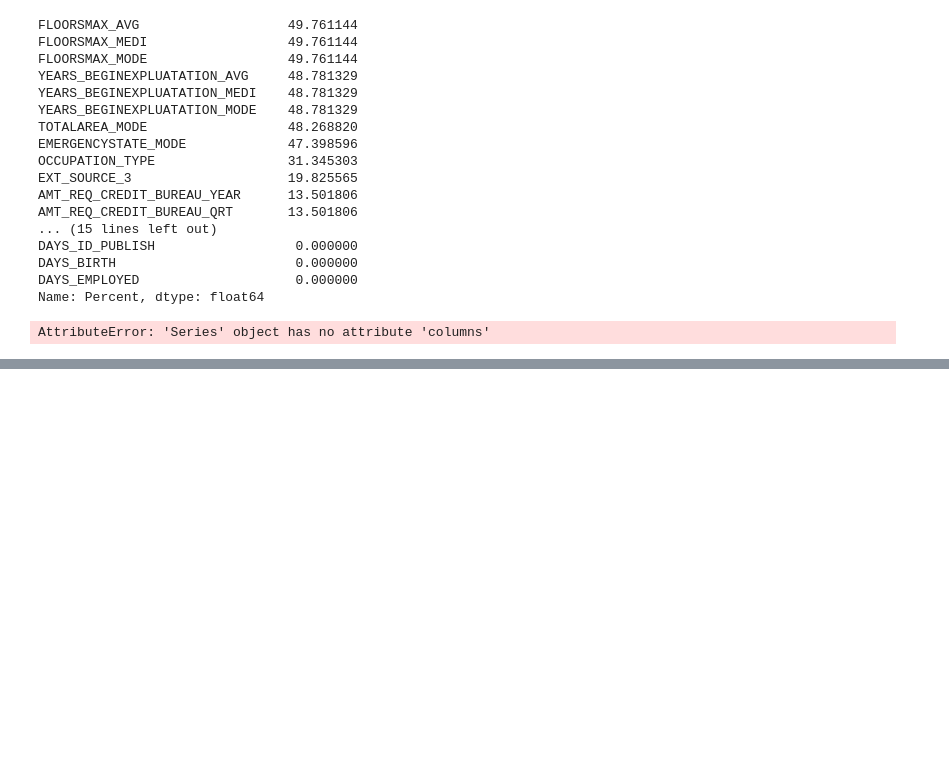
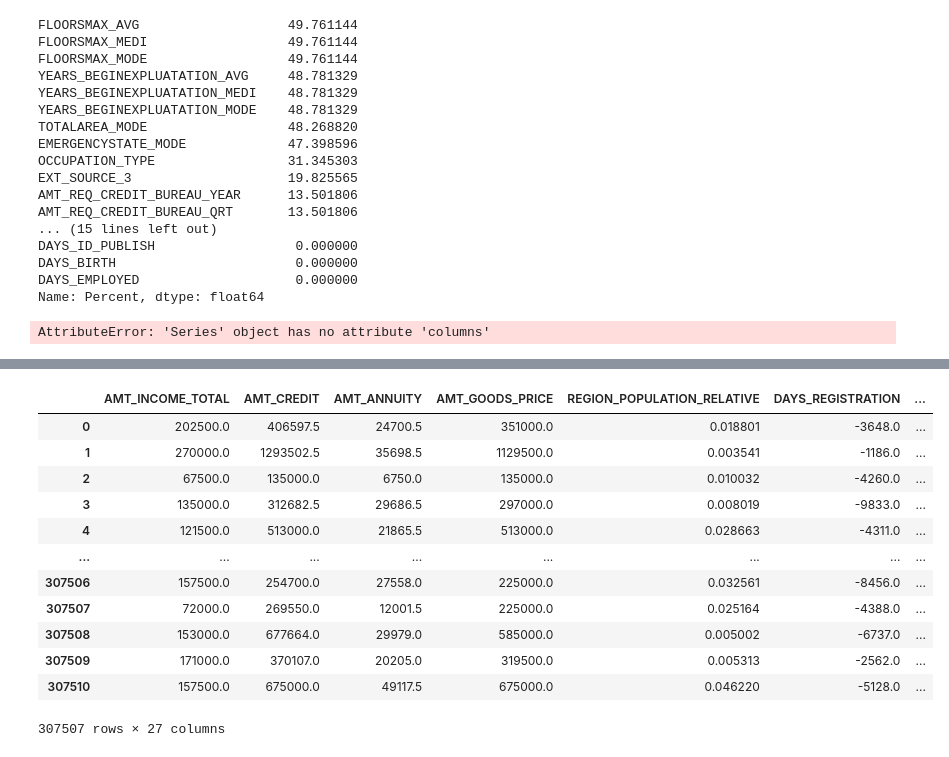
Before and after one commit to suhasmaddali/Predicting-Loan-Default-Using-Machine-Learning, a Jupyter notebook: Home Credit Python Project.ipynb, the cells around one changed output, grey strips where cells are left out. Saved outputs shown, nothing was run; the diff lists cells and outputs as text; code cells hidden in the pictures; blank space fills up the shorter version.

```diff
--- a/Home Credit Python Project.ipynb
+++ b/Home Credit Python Project.ipynb
@@ -465,0 +468,16 @@ AttributeError: 'Series' object has no attribute 'columns'
+# %%
+df_train.select_dtypes('float')
+# %% [output]
+|  | AMT_INCOME_TOTAL | AMT_CREDIT | AMT_ANNUITY | AMT_GOODS_PRICE | REGION_POPULATION_RELATIVE | DAYS_REGISTRATION | ... |
+| 0 | 202500.0 | 406597.5 | 24700.5 | 351000.0 | 0.018801 | -3648.0 | ... |
+| 1 | 270000.0 | 1293502.5 | 35698.5 | 1129500.0 | 0.003541 | -1186.0 | ... |
+| 2 | 67500.0 | 135000.0 | 6750.0 | 135000.0 | 0.010032 | -4260.0 | ... |
+| 3 | 135000.0 | 312682.5 | 29686.5 | 297000.0 | 0.008019 | -9833.0 | ... |
+| 4 | 121500.0 | 513000.0 | 21865.5 | 513000.0 | 0.028663 | -4311.0 | ... |
+| ... | ... | ... | ... | ... | ... | ... | ... |
+| 307506 | 157500.0 | 254700.0 | 27558.0 | 225000.0 | 0.032561 | -8456.0 | ... |
+| 307507 | 72000.0 | 269550.0 | 12001.5 | 225000.0 | 0.025164 | -4388.0 | ... |
+| 307508 | 153000.0 | 677664.0 | 29979.0 | 585000.0 | 0.005002 | -6737.0 | ... |
+| 307509 | 171000.0 | 370107.0 | 20205.0 | 319500.0 | 0.005313 | -2562.0 | ... |
+| 307510 | 157500.0 | 675000.0 | 49117.5 | 675000.0 | 0.046220 | -5128.0 | ... |
+307507 rows × 27 columns
```
Also changed, not shown: parts of 12 cells of this notebook.
